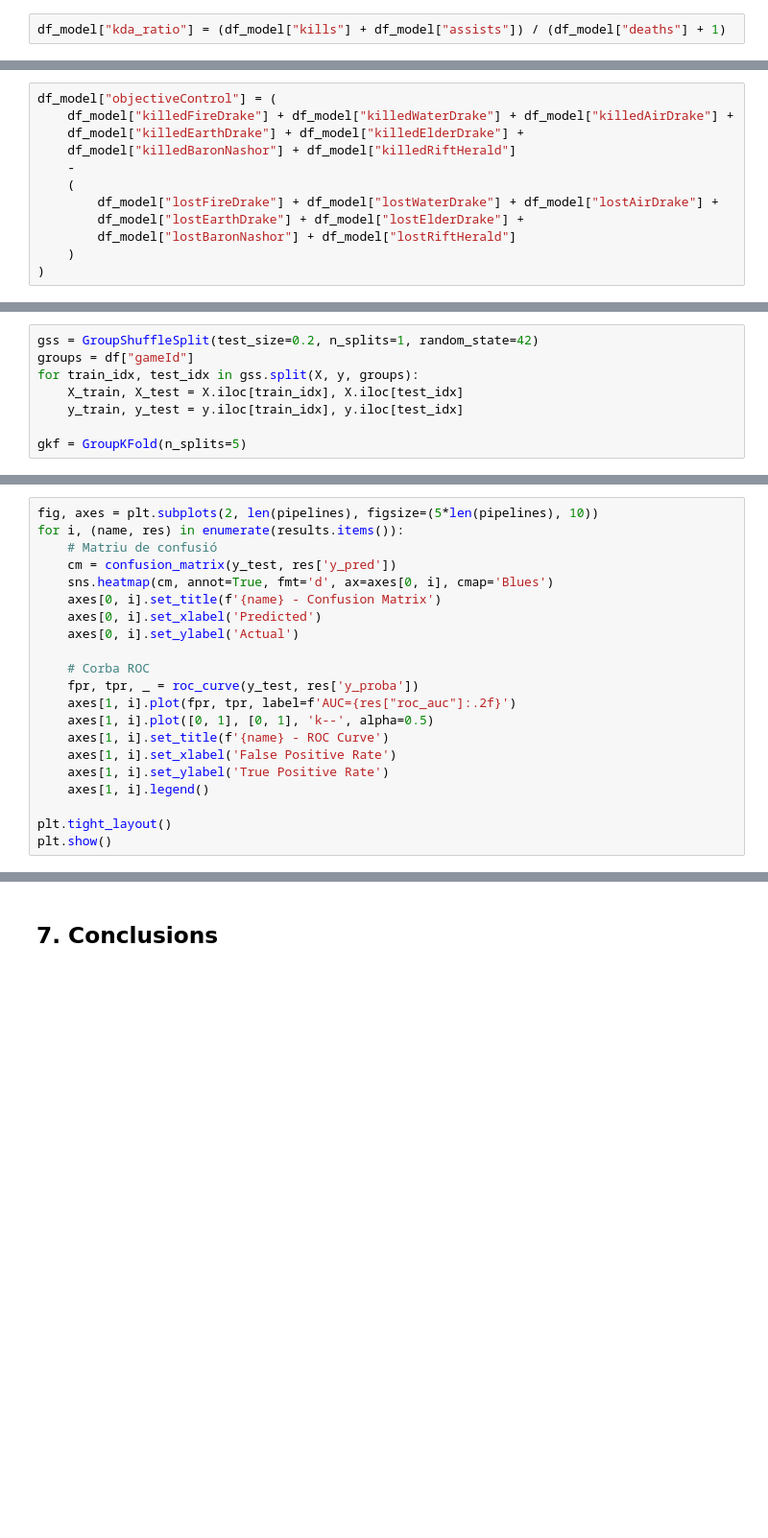
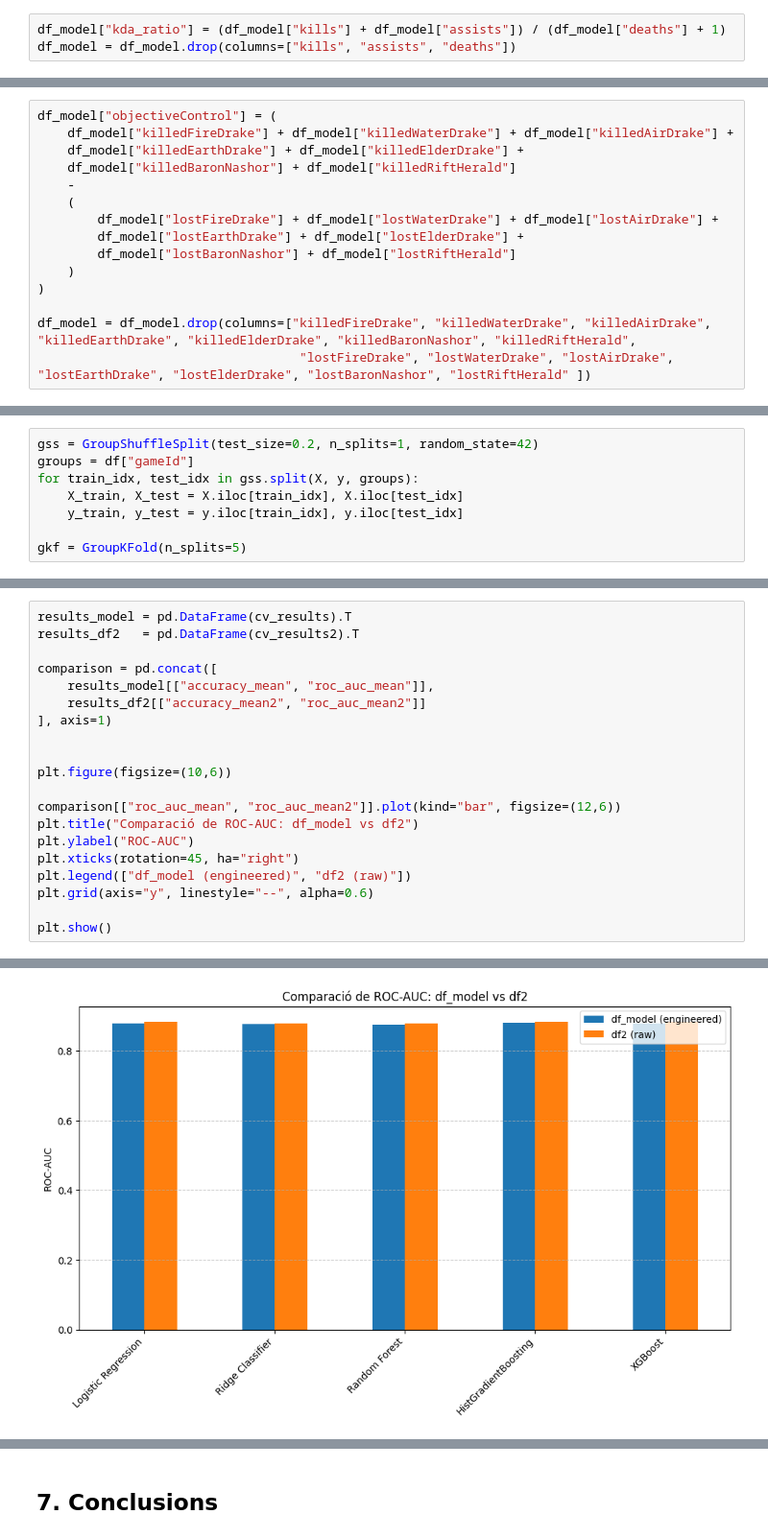
Before and after one commit to NIU1634990/kaggle_lol, a Jupyter notebook: kaggle.ipynb, the cells around one changed output, grey strips where cells are left out. Shown at 96% size. Cells and saved outputs as stored; diff of their text form; blank space fills up the shorter version.

Commit message:
Primera versió dels models, i plantejament nou experiment

```diff
--- a/kaggle.ipynb
+++ b/kaggle.ipynb
@@ -1025,6 +1024,7 @@ Hem arribat a la conclusió de que el nostre model és molt lineal, amb poques v
 Un d'ells sería el KDA =  _Kills_+_Assists_/_Deaths_(+1) per evitar la divisió per zero.
 # %%
 df_model["kda_ratio"] = (df_model["kills"] + df_model["assists"]) / (df_model["deaths"] + 1)
+df_model = df_model.drop(columns=["kills", "assists", "deaths"])
 # %% [markdown]
 També, tenint en compte que a vegades no s'arriba a fer certs objectius, podria ser interessant ajuntar aquests, restant els perduts:
 # %%
@@ -1039,6 +1039,9 @@ df_model["objectiveControl"] = (
         df_model["lostBaronNashor"] + df_model["lostRiftHerald"]
     )
 )
+
+df_model = df_model.drop(columns=["killedFireDrake", "killedWaterDrake", "killedAirDrake", "killedEarthDrake", "killedElderDrake", "killedBaronNashor", "killedRiftHerald",
+                                   "lostFireDrake", "lostWaterDrake", "lostAirDrake", "lostEarthDrake", "lostElderDrake", "lostBaronNashor", "lostRiftHerald" ])
 # %% [markdown]
 Es podria fer també amb les estructures, però algunes tenen un pes més alt i per tant determinat una variable derivada d'aquesta és més complicat si no es vol perdre informació.
 # %% [markdown]
@@ -1166,21 +1132,0 @@ Visualitzem la qualitat de les prediccions amb matrius de confusió i corbes ROC
-# %%
-fig, axes = plt.subplots(2, len(pipelines), figsize=(5*len(pipelines), 10))
-for i, (name, res) in enumerate(results.items()):
-    # Matriu de confusió
-    cm = confusion_matrix(y_test, res['y_pred'])
-    sns.heatmap(cm, annot=True, fmt='d', ax=axes[0, i], cmap='Blues')
-    axes[0, i].set_title(f'{name} - Confusion Matrix')
-    axes[0, i].set_xlabel('Predicted')
-    axes[0, i].set_ylabel('Actual')
-
-    # Corba ROC
-    fpr, tpr, _ = roc_curve(y_test, res['y_proba'])
-    axes[1, i].plot(fpr, tpr, label=f'AUC={res["roc_auc"]:.2f}')
-    axes[1, i].plot([0, 1], [0, 1], 'k--', alpha=0.5)
-    axes[1, i].set_title(f'{name} - ROC Curve')
-    axes[1, i].set_xlabel('False Positive Rate')
-    axes[1, i].set_ylabel('True Positive Rate')
-    axes[1, i].legend()
-
-plt.tight_layout()
-plt.show()
@@ -1214,0 +1268,21 @@ Les corbes ROC mostren la capacitat discriminativa dels models per distingir ent
+# %%
+results_model = pd.DataFrame(cv_results).T
+results_df2   = pd.DataFrame(cv_results2).T
+
+comparison = pd.concat([
+    results_model[["accuracy_mean", "roc_auc_mean"]],
+    results_df2[["accuracy_mean2", "roc_auc_mean2"]]
+], axis=1)
+
+
+plt.figure(figsize=(10,6))
+
+comparison[["roc_auc_mean", "roc_auc_mean2"]].plot(kind="bar", figsize=(12,6))
+plt.title("Comparació de ROC-AUC: df_model vs df2")
+plt.ylabel("ROC-AUC")
+plt.xticks(rotation=45, ha="right")
+plt.legend(["df_model (engineered)", "df2 (raw)"])
+plt.grid(axis="y", linestyle="--", alpha=0.6)
+
+plt.show()
+# %% [output]
@@ -1214,0 +1290 @@ Les corbes ROC mostren la capacitat discriminativa dels models per distingir ent
+[figure, added]
```
Also changed, not shown: parts of 29 cells of this notebook.
